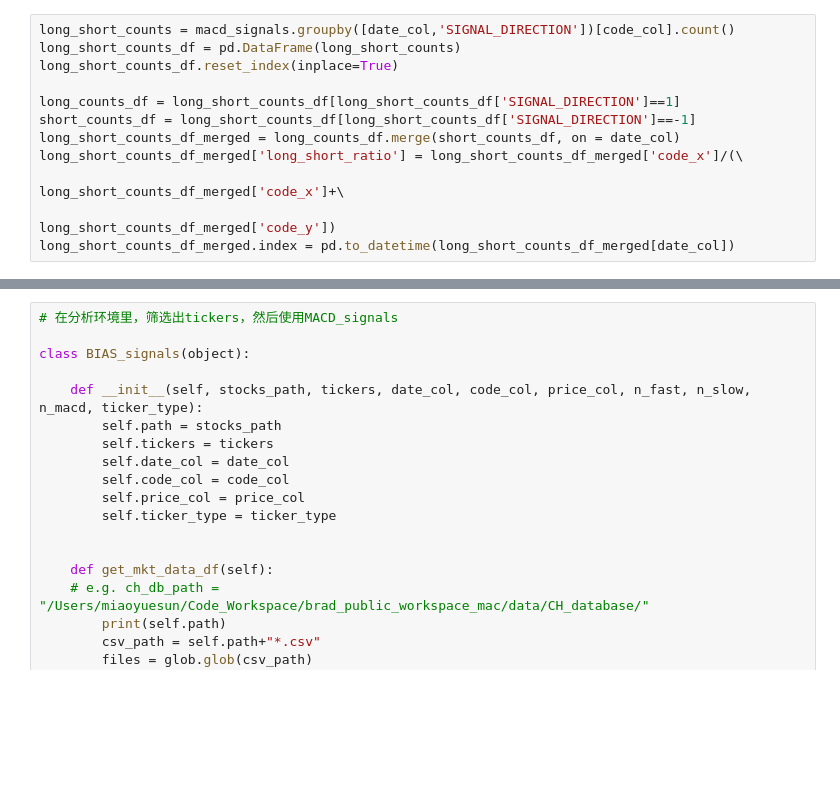
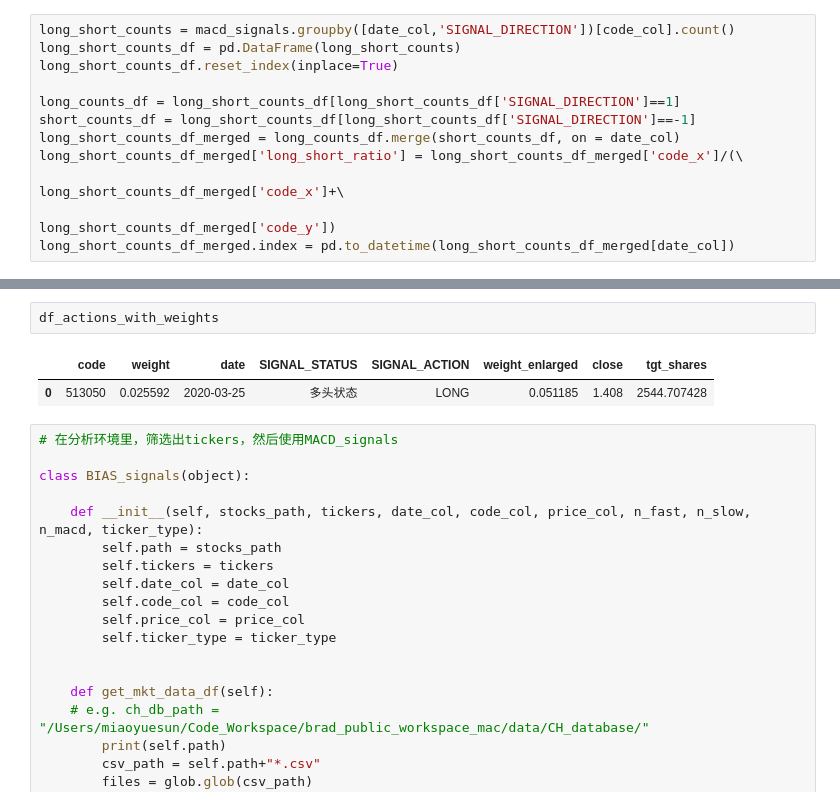
Before and after one commit to bradsun91/brad_public_workspace_mac, a Jupyter notebook: quant_research/20200314_RESEARCH_ENV_SUMMARY_SBTV1.ipynb, the cells around one changed output, grey strips where cells are left out. Cells and saved outputs as stored; diff of their text form; blank space fills up the shorter version.

```diff
--- a/quant_research/20200314_RESEARCH_ENV_SUMMARY_SBTV1.ipynb
+++ b/quant_research/20200314_RESEARCH_ENV_SUMMARY_SBTV1.ipynb
@@ -551,3 +569,8 @@ long_short_counts_df_merged['long_short_ratio'].tail(100).plot(figsize = (18,10)
+# %%
+df_actions_with_weights
+# %% [output]
+|  | code | weight | date | SIGNAL_STATUS | SIGNAL_ACTION | weight_enlarged | close | tgt_shares |
+| 0 | 513050 | 0.025592 | 2020-03-25 | 多头状态 | LONG | 0.051185 | 1.408 | 2544.707428 |
 # %%
 # 在分析环境里，筛选出tickers，然后使用MACD_signals
 
```
Also changed, not shown: parts of 5 cells of this notebook, 2 other files.
